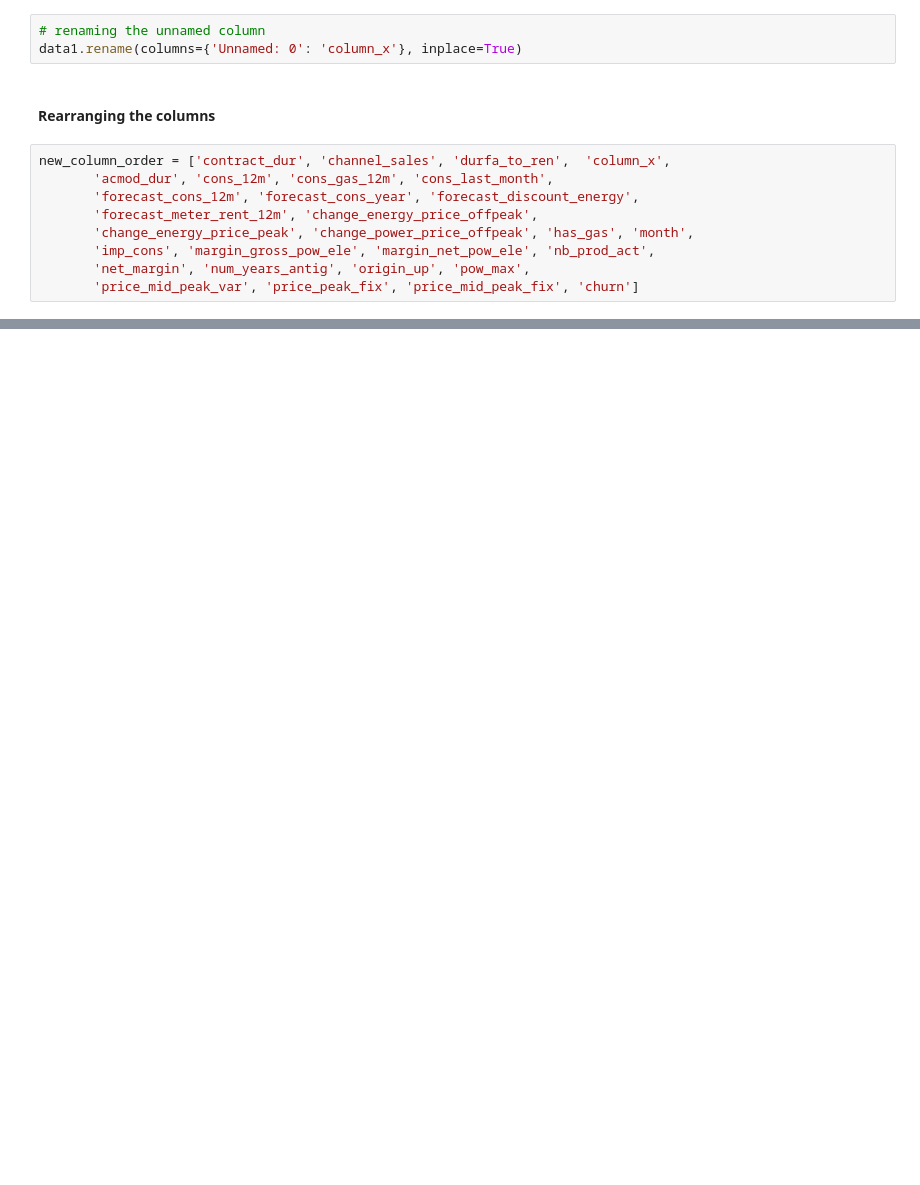
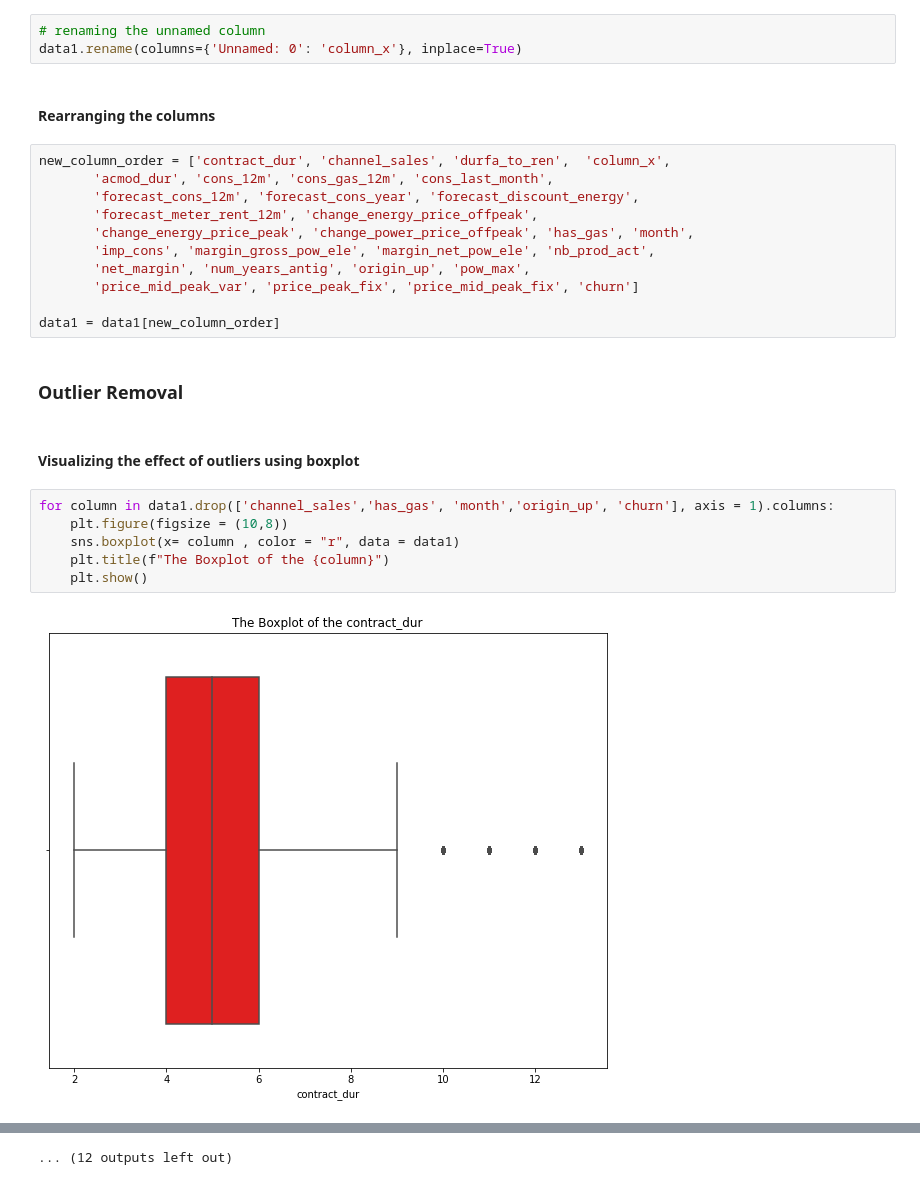
Before and after one commit to McOwino/Client_Churn_Random_Forest_Modelling, a Jupyter notebook: Client_Churning_Modelling.ipynb, the cells around one changed output, grey strips where cells are left out. Saved outputs shown, nothing was run; the diff lists cells and outputs as text; blank space fills up the shorter version.

Commit message:
Outlier Removal

```diff
--- a/Client_Churning_Modelling.ipynb
+++ b/Client_Churning_Modelling.ipynb
@@ -183,3 +182,17 @@ new_column_order = ['contract_dur', 'channel_sales', 'durfa_to_ren',  'column_x'
        'imp_cons', 'margin_gross_pow_ele', 'margin_net_pow_ele', 'nb_prod_act',
        'net_margin', 'num_years_antig', 'origin_up', 'pow_max',
        'price_mid_peak_var', 'price_peak_fix', 'price_mid_peak_fix', 'churn']
+
+data1 = data1[new_column_order]
+# %% [markdown]
+### Outlier Removal
+# %% [markdown]
+#### Visualizing the effect of outliers using boxplot
+# %%
+for column in data1.drop(['channel_sales','has_gas', 'month','origin_up', 'churn'], axis = 1).columns:
+    plt.figure(figsize = (10,8))
+    sns.boxplot(x= column , color = "r", data = data1)
+    plt.title(f"The Boxplot of the {column}")
+    plt.show()
+# %% [output]
+[figure, added]
@@ -185,0 +210 @@ new_column_order = ['contract_dur', 'channel_sales', 'durfa_to_ren',  'column_x'
+... (12 outputs left out)
```
Also changed, not shown: parts of 6 cells of this notebook.
